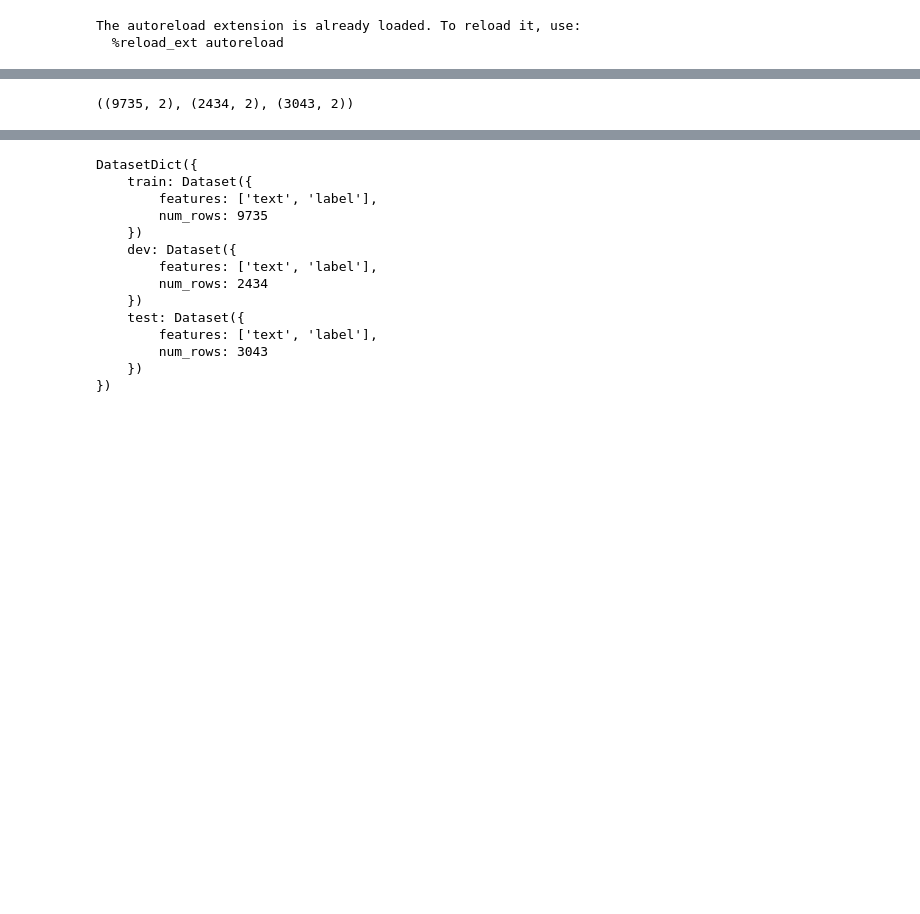
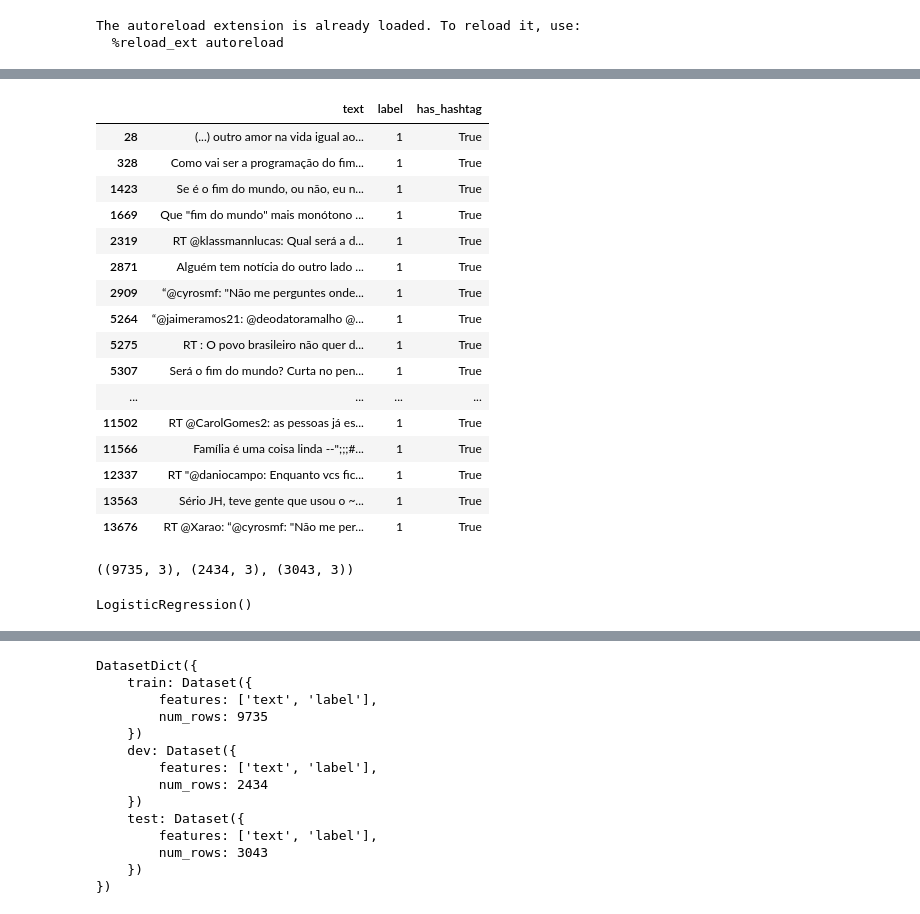
Before and after one commit to pysentimiento/pysentimiento, a Jupyter notebook: notebooks/irony/Exploratory pt.ipynb, the cells around one changed output, grey strips where cells are left out. Cells and saved outputs as stored; diff of their text form; code cells hidden in the pictures; blank space fills up the shorter version.

```diff
--- a/notebooks/irony/Exploratory pt.ipynb
+++ b/notebooks/irony/Exploratory pt.ipynb
@@ -31,3 +32,28 @@ df
+# %%
+# look for hashtags
+
+df["has_hashtag"] = df["text"].str.contains("#")
+
+
+df[df["has_hashtag"] == True]
+# %% [output]
+|  | text | label | has_hashtag |
+| 28 | (...) outro amor na vida igual ao... | 1 | True |
+| 328 | Como vai ser a programação do fim... | 1 | True |
+| 1423 | Se é o fim do mundo, ou não, eu n... | 1 | True |
+| 1669 | Que "fim do mundo" mais monótono ... | 1 | True |
+| 2319 | RT @klassmannlucas: Qual será a d... | 1 | True |
+| 2871 | Alguém tem notícia do outro lado ... | 1 | True |
+| 2909 | “@cyrosmf: "Não me perguntes onde... | 1 | True |
+| 5264 | “@jaimeramos21: @deodatoramalho @... | 1 | True |
+| 5275 | RT : O povo brasileiro não quer d... | 1 | True |
+| 5307 | Será o fim do mundo? Curta no pen... | 1 | True |
+| ... | ... | ... | ... |
+| 11502 | RT @CarolGomes2: as pessoas já es... | 1 | True |
+| 11566 | Família é uma coisa linda --";;;#... | 1 | True |
+| 12337 | RT "@daniocampo: Enquanto vcs fic... | 1 | True |
+| 13563 | Sério JH, teve gente que usou o ~... | 1 | True |
+| 13676 | RT @Xarao: “@cyrosmf: "Não me per... | 1 | True |
 # %%
 # Train dev test split
 from sklearn.model_selection import train_test_split
@@ -37,4 +63,27 @@ train, dev = train_test_split(train, test_size=0.2, random_state=42)
 
 train.shape, dev.shape, test.shape
 # %% [output]
-((9735, 2), (2434, 2), (3043, 2))
+((9735, 3), (2434, 3), (3043, 3))
+# %%
+# Train a logistic regression model
+from sklearn.feature_extraction.text import CountVectorizer
+from sklearn.linear_model import LogisticRegression
+
+from nltk.tokenize import TweetTokenizer
+
+tknzr = TweetTokenizer()
+
+vectorizer = CountVectorizer(tokenizer=tknzr.tokenize, binary=True)
+
+X_train = vectorizer.fit_transform(train["text"])
+X_dev = vectorizer.transform(dev["text"])
+X_test = vectorizer.transform(test["text"])
+
+y_train = train["label"]
+y_dev = dev["label"]
+y_test = test["label"]
+
+model = LogisticRegression()
+model.fit(X_train, y_train)
+# %% [output]
+LogisticRegression()
```
Also changed, not shown: parts of 9 cells of this notebook, 2 other files.
